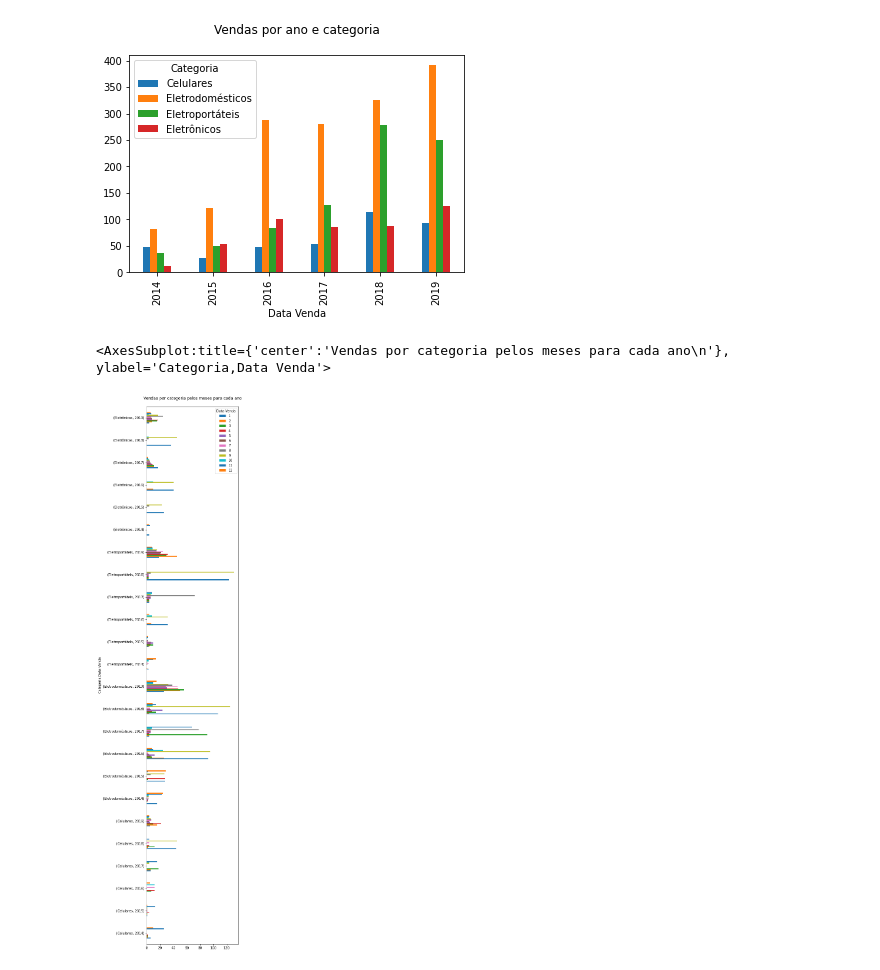
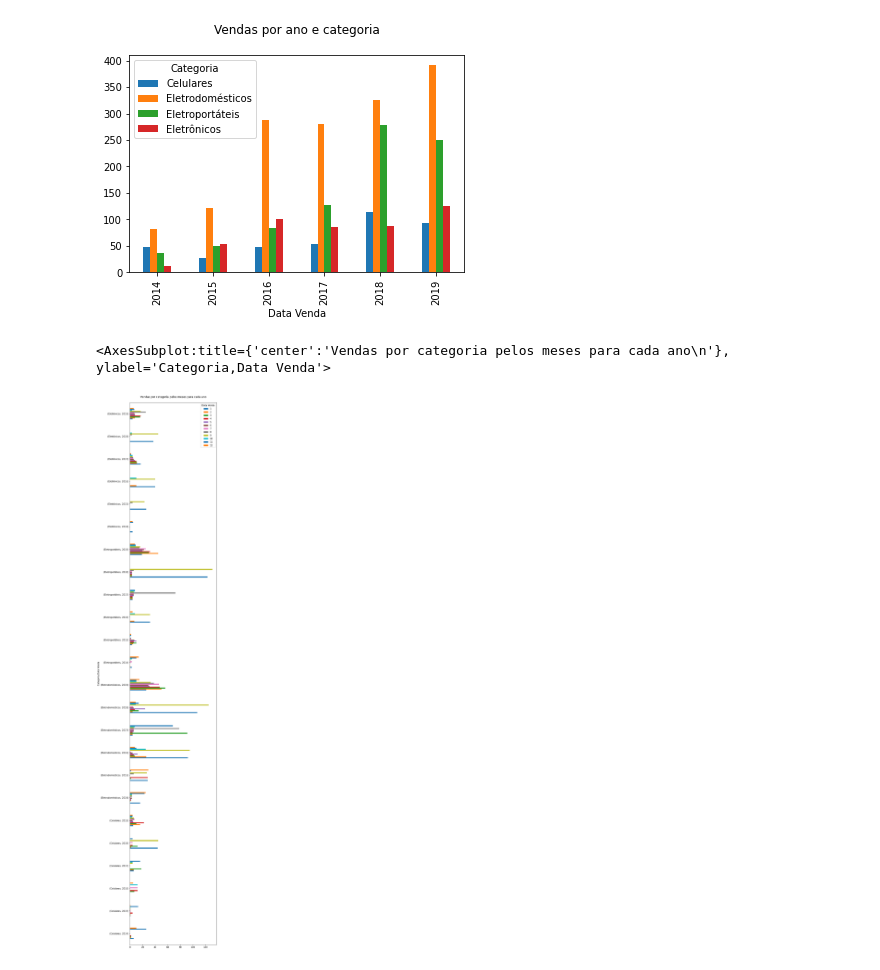
Before and after one commit to lohhans/Ciencia-de-Dados, a Jupyter notebook: 1VA/1VA.ipynb, the cells around one changed output. Saved outputs shown, nothing was run; the diff lists cells and outputs as text; code cells hidden in the pictures.

```diff
--- a/1VA/1VA.ipynb
+++ b/1VA/1VA.ipynb
@@ -67,15 +69,15 @@ total_vendas_por_ano_e_categoria.plot(kind='bar', title="Vendas por ano e catego
 # %%
 # Letra E
 
 # Total de vendas por categoria pelos meses para cada ano
 # Dados agrupados pela categoria e por ano e demonstrados por meses, no parametro do groupby() foram passados as duas colunas a serem analisadas,
 # e convertido para um gráfico em barra para melhor visualização,
 # por fim, foi feito uma separação em cores/anos/meses/categorias para ficar mais legível.
 total_vendas_por_categoria_pelos_meses_para_cada_ano = dados.groupby([dados["Categoria"], pd.to_datetime(dados["Data Venda"], errors='coerce').dt.month, pd.to_datetime(dados["Data Venda"], errors='coerce').dt.year]).size()
 total_vendas_por_categoria_pelos_meses_para_cada_ano = total_vendas_por_categoria_pelos_meses_para_cada_ano.unstack(level=1).fillna(0)
 
-total_vendas_por_categoria_pelos_meses_para_cada_ano.plot(kind='barh', figsize= (5,30), title="Vendas por categoria pelos meses para cada ano\n")
+total_vendas_por_categoria_pelos_meses_para_cada_ano.plot(kind='barh', figsize= (7,45), title="Vendas por categoria pelos meses para cada ano\n")
 # dados.head()
 # %% [output]
 <AxesSubplot:title={'center':'Vendas por categoria pelos meses para cada ano\n'}, ylabel='Categoria,Data Venda'>
-[figure, old version]
+[figure, new version]
```
Also changed, not shown: parts of 4 cells of this notebook.
